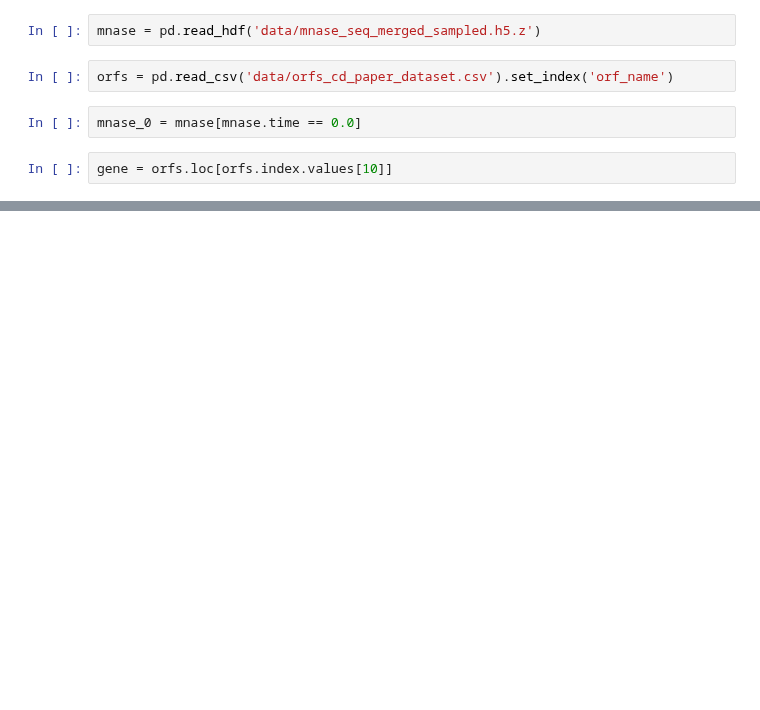
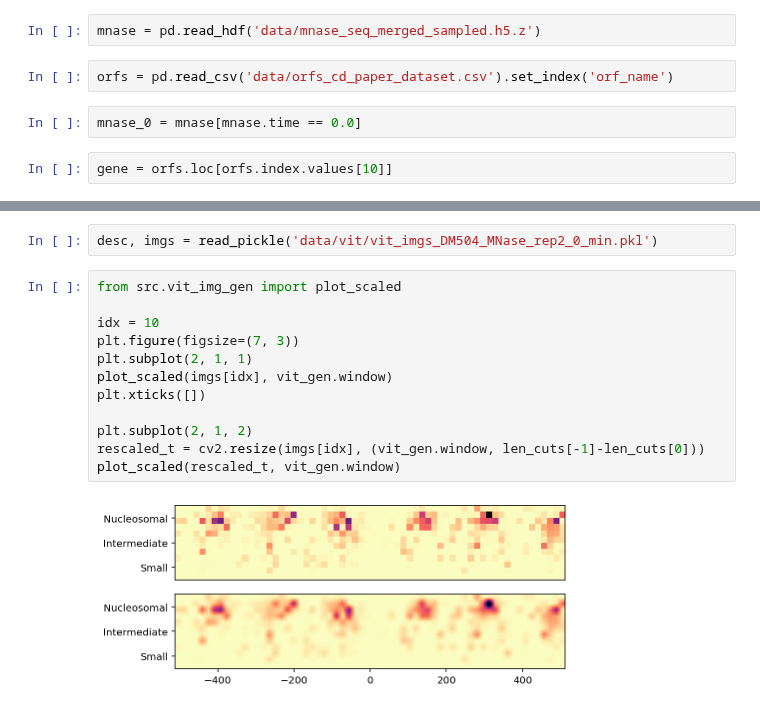
Before and after one commit to HarteminkLab/chromatin-transformers, a Jupyter notebook: Generate Data.ipynb, the cells around one changed output, grey strips where cells are left out. Cells and saved outputs as stored; diff of their text form; blank space fills up the shorter version.

```diff
--- a/Generate Data.ipynb
+++ b/Generate Data.ipynb
@@ -47,0 +51,16 @@ vit_gen.plot_resized_img()
+# %%
+desc, imgs = read_pickle('data/vit/vit_imgs_DM504_MNase_rep2_0_min.pkl')
+# %%
+from src.vit_img_gen import plot_scaled
+
+idx = 10
+plt.figure(figsize=(7, 3))
+plt.subplot(2, 1, 1)
+plot_scaled(imgs[idx], vit_gen.window)
+plt.xticks([])
+
+plt.subplot(2, 1, 2)
+rescaled_t = cv2.resize(imgs[idx], (vit_gen.window, len_cuts[-1]-len_cuts[0]))
+plot_scaled(rescaled_t, vit_gen.window)
+# %% [output]
+[figure, added]
```
Also changed, not shown: parts of 11 cells of this notebook, 3 other files.
